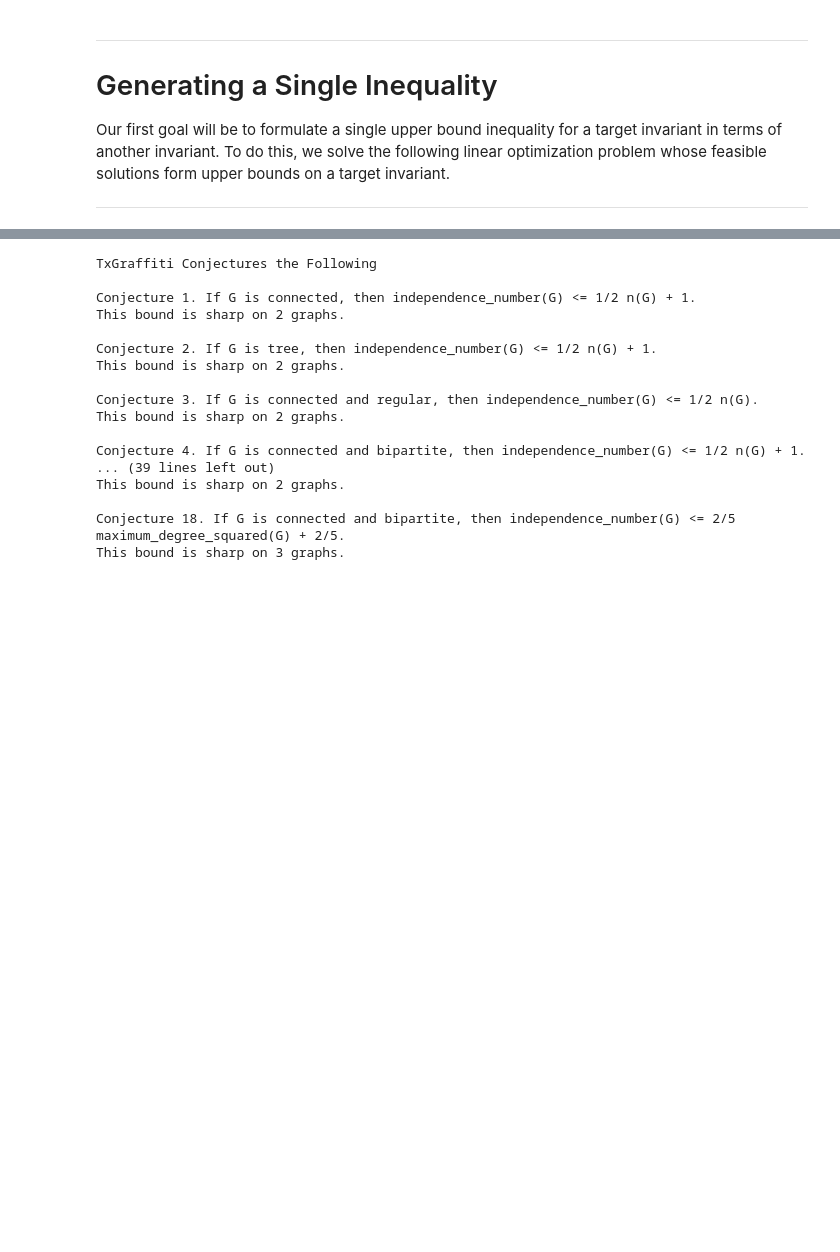
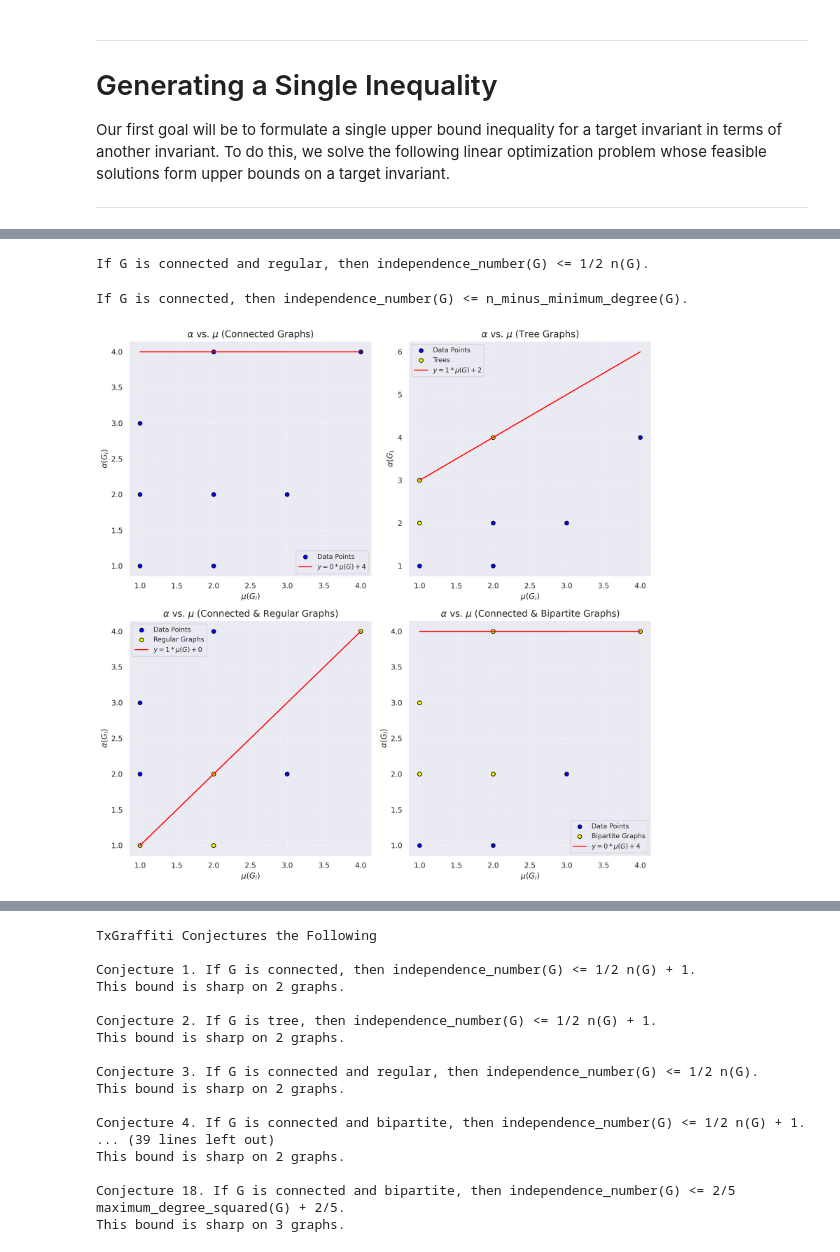
Before and after one commit to RandyRDavila/Automated-conjecturing-in-mathematics-with-TxGraffiti, a Jupyter notebook: notebooks/TxGraffiti_Experiment.ipynb, the cells around one changed output, grey strips where cells are left out. Saved outputs shown, nothing was run; the diff lists cells and outputs as text; code cells hidden in the pictures; blank space fills up the shorter version.

Commit message:
replaced old notebook

```diff
--- a/notebooks/TxGraffiti_Experiment.ipynb
+++ b/notebooks/TxGraffiti_Experiment.ipynb
@@ -641,0 +600,74 @@ If G is connected and regular, then independence_number(G) <= 1/2 n(G).
+# %%
+# Conjecture an upper bound on the independence number in terms of the order
+# for connected and regular graphs.
+make_upper_linear_conjecture(df, "independence_number", "n", "connected and regular")
+# %% [output]
+If G is connected and regular, then independence_number(G) <= 1/2 n(G).
+# %%
+# Conjecture an upper bound on the independence number in terms of the order minus
+# the minimum degree for connected and regular.
+make_upper_linear_conjecture(df, "independence_number", "n_minus_minimum_degree", "connected")
+# %% [output]
+If G is connected, then independence_number(G) <= n_minus_minimum_degree(G).
+# %%
+# Example Usage: Formulate the following 4 upper bounds for the independence number.
+# The figure produced in this code cell is Figure 2 in the paper
+# associated with this notebook.
+conj1 = make_upper_linear_conjecture(df, "independence_number", "matching_number", "connected")
+conj2 = make_upper_linear_conjecture(df, "independence_number", "matching_number", "tree")
+conj3 = make_upper_linear_conjecture(df, "independence_number", "matching_number", "connected and regular")
+conj4 = make_upper_linear_conjecture(df, "independence_number", "matching_number", "connected and bipartite")
+
+# Set up a 2x2 grid of subplots
+fig, axes = plt.subplots(2, 2, figsize=(12, 12), dpi=300)
+
+# First subplot: independence number vs n (connected graphs, conj1)
+axes[0, 0].scatter(df["matching_number"], df["independence_number"], color="blue", edgecolor="black", label="Data Points")
+axes[0, 0].plot(df["matching_number"], conj1.conclusion.slope * df["matching_number"] + conj1.conclusion.intercept, color="red", linestyle="-", label=f"$y = {conj1.conclusion.slope}*\mu(G) + {conj1.conclusion.intercept}$")
+axes[0, 0].set_xlabel(r"$\mu(G_i)$", fontsize=12)
+axes[0, 0].set_ylabel(r"$\alpha(G_i)$", fontsize=12)
+axes[0, 0].set_title(r"$\alpha$ vs. $\mu$ (Connected Graphs)", fontsize=14)
+axes[0, 0].grid(True, which="both", linestyle="--", linewidth=0.7, alpha=0.7)
+axes[0, 0].legend(fontsize=10)
+
+# Second subplot: independence number vs n (trees, conj2)
+axes[0, 1].scatter(df["matching_number"], df["independence_number"], color="blue", edgecolor="black", label="Data Points")
+df_trees = df[df["tree"] == True]
+axes[0, 1].scatter(df_trees["matching_number"], df_trees["independence_number"], color="yellow", edgecolor="black", label="Trees")
+axes[0, 1].plot(df["matching_number"], conj2.conclusion.slope * df["matching_number"] + conj2.conclusion.intercept, color="red", linestyle="-", label=f"$y = {conj2.conclusion.slope}*\mu(G) + {conj2.conclusion.intercept}$")
+axes[0, 1].set_xlabel(r"$\mu(G_i)$", fontsize=12)
+axes[0, 1].set_ylabel(r"$\alpha(G_)$", fontsize=12)
+axes[0, 1].set_title(r"$\alpha$ vs. $\mu$ (Tree Graphs)", fontsize=14)
+axes[0, 1].grid(True, which="both", linestyle="--", linewidth=0.7, alpha=0.7)
+axes[0, 1].legend(fontsize=10)
+
+# Third subplot: independence number vs n (connected and regular graphs, conj3)
+axes[1, 0].scatter(df["matching_number"], df["independence_number"], color="blue", edgecolor="black", label="Data Points")
+df_regular = df[df["connected and regular"] == True]
+axes[1, 0].scatter(df_regular["matching_number"], df_regular["independence_number"], color="yellow", edgecolor="black", label="Regular Graphs")
+axes[1, 0].plot(df["matching_number"], conj3.conclusion.slope * df["matching_number"] + conj3.conclusion.intercept, color="red", linestyle="-", label=f"$y = {conj3.conclusion.slope}*\mu(G) + {conj3.conclusion.intercept}$")
+axes[1, 0].set_xlabel(r"$\mu(G_i)$", fontsize=12)
+axes[1, 0].set_ylabel(r"$\alpha(G_i)$", fontsize=12)
+axes[1, 0].set_title(r"$\alpha$ vs. $\mu$ (Connected & Regular Graphs)", fontsize=14)
+axes[1, 0].grid(True, which="both", linestyle="--", linewidth=0.7, alpha=0.7)
+axes[1, 0].legend(fontsize=10)
+
+# Fourth subplot: independence number vs n (connected and bipartite graphs, conj4)
+axes[1, 1].scatter(df["matching_number"], df["independence_number"], color="blue", edgecolor="black", label="Data Points")
+df_bipartite = df[df["connected and bipartite"] == True]
+axes[1, 1].scatter(df_bipartite["matching_number"], df_bipartite["independence_number"], color="yellow", edgecolor="black", label="Bipartite Graphs")
+axes[1, 1].plot(df["matching_number"], conj4.conclusion.slope * df["matching_number"] + conj4.conclusion.intercept, color="red", linestyle="-", label=f"$y = {conj4.conclusion.slope}*\mu(G) + {conj4.conclusion.intercept}$")
+axes[1, 1].set_xlabel(r"$\mu(G_i)$", fontsize=12)
+axes[1, 1].set_ylabel(r"$\alpha(G_i)$", fontsize=12)
+axes[1, 1].set_title(r"$\alpha$ vs. $\mu$ (Connected & Bipartite Graphs)", fontsize=14)
+axes[1, 1].grid(True, which="both", linestyle="--", linewidth=0.7, alpha=0.7)
+axes[1, 1].legend(fontsize=10)
+
+# Adjust layout and save the figure
+plt.tight_layout()
+plt.savefig("independence_number_upper_conjectures_grid.png", format='png', dpi=300, bbox_inches='tight')
+
+# Show the figure
+plt.show()
+# %% [output]
+[figure, added]
```
Also changed, not shown: parts of 20 cells of this notebook.
